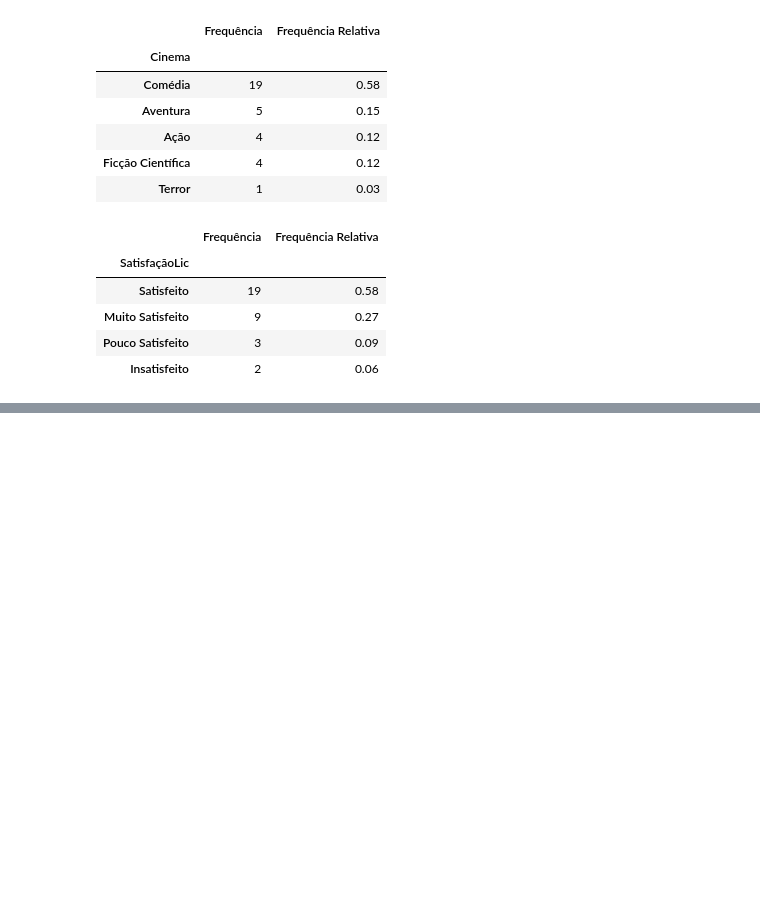
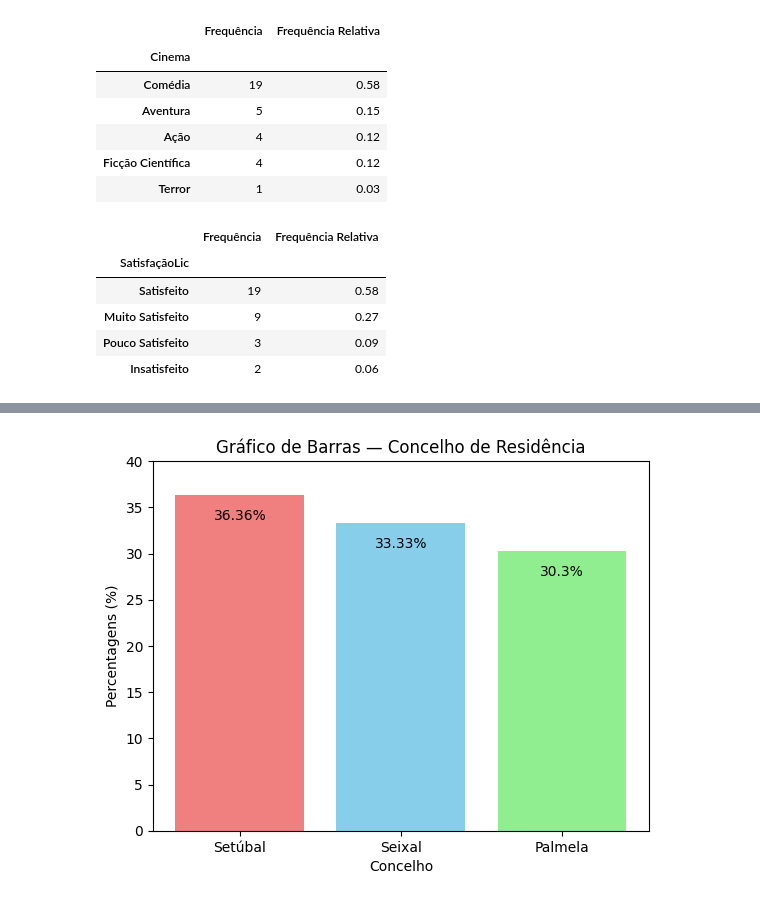
Before and after one commit to RuiRodrigues-lab/DataScienceFE, a Jupyter notebook: CP2.ipynb, the cells around one changed output, grey strips where cells are left out. Drawn from its saved outputs; the diff is of its cells as text; code cells hidden in the pictures; blank space fills up the shorter version.

```diff
--- a/CP2.ipynb
+++ b/CP2.ipynb
@@ -233,0 +253,17 @@ tabelaSatisfaçãoLic
+# %%
+# Frequências relativas em percentagem
+freq_pct = (df['Residencia'].value_counts(normalize=True) * 100).round(2)
+
+plt.bar(freq_pct.index, freq_pct.values, color=['lightcoral', 'skyblue', 'lightgreen'])
+plt.title('Gráfico de Barras — Concelho de Residência')
+plt.xlabel('Concelho')
+plt.ylabel('Percentagens (%)')
+plt.ylim(0, 40)
+
+# Valores no interior das barras
+for i, val in enumerate(freq_pct.values):
+    plt.text(i, val - 3, f'{val}%', ha='center', va='bottom', color='black')
+
+plt.show()
+# %% [output]
+[figure, added]
```
Also changed, not shown: parts of 9 cells of this notebook.
